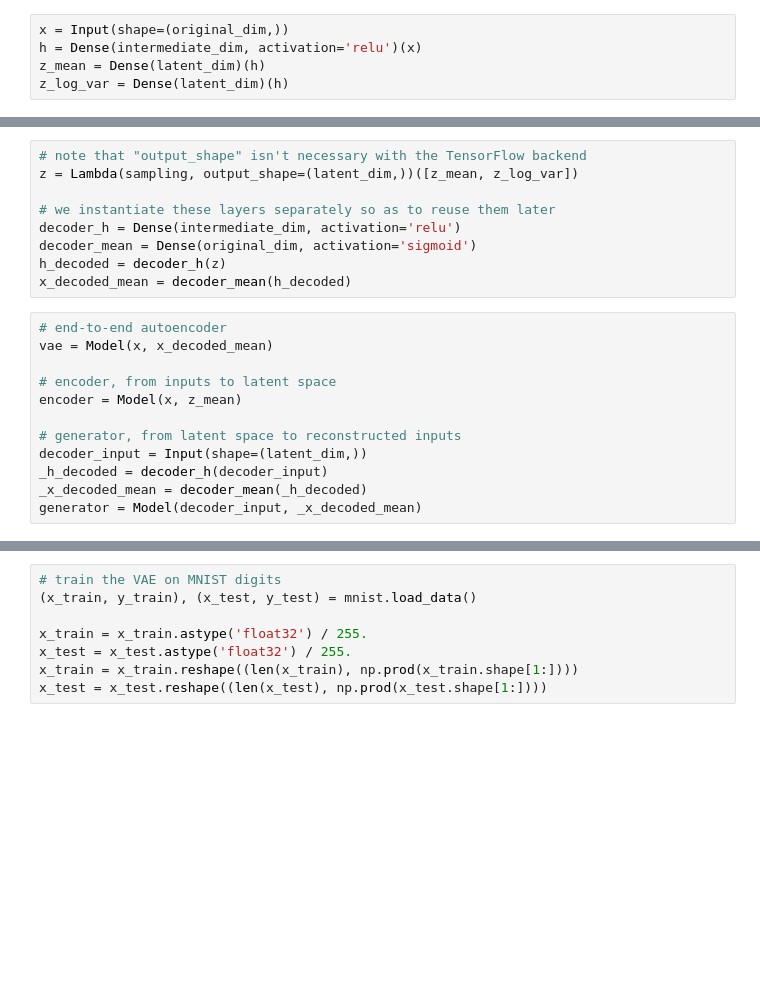
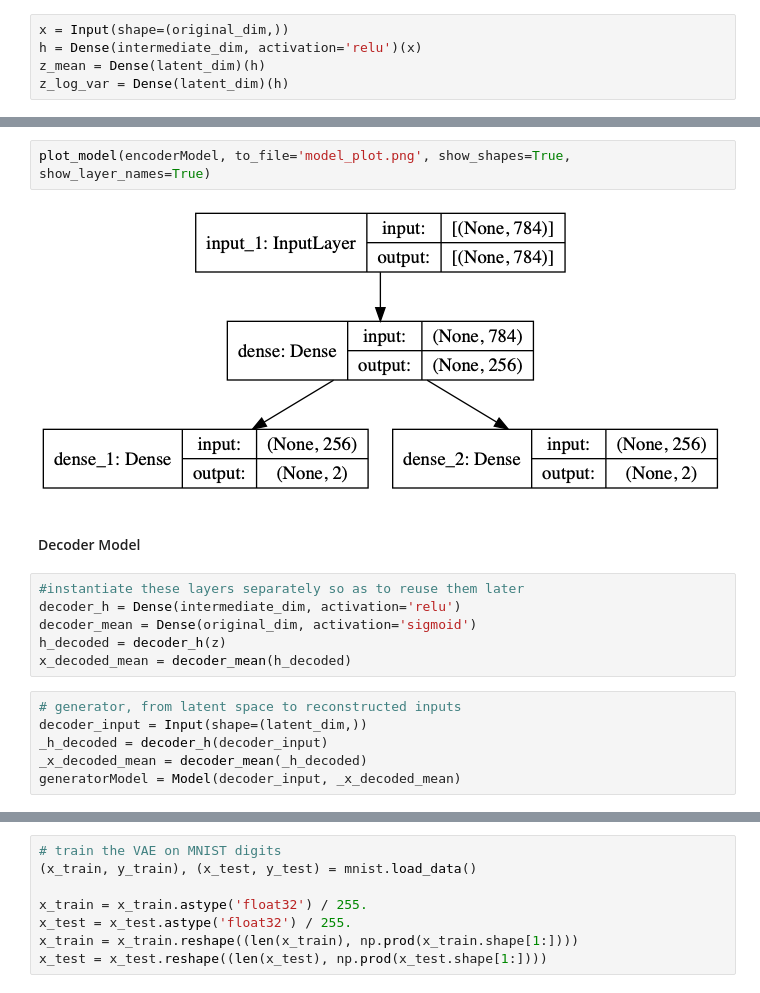
Before and after one commit to hannibunny/mlbook, a Jupyter notebook: ml/_build/html/_sources/neuralnetworks/04VariationalAutoencoder.ipynb, the cells around one changed output, grey strips where cells are left out. Drawn from its saved outputs; the diff is of its cells as text; blank space fills up the shorter version.

```diff
--- a/ml/_build/html/_sources/neuralnetworks/04VariationalAutoencoder.ipynb
+++ b/ml/_build/html/_sources/neuralnetworks/04VariationalAutoencoder.ipynb
@@ -69,21 +102,18 @@ def sampling(args):
+# %%
+plot_model(encoderModel, to_file='model_plot.png', show_shapes=True, show_layer_names=True)
+# %% [output]
+[figure, added]
+# %% [markdown]
+#### Decoder Model
 # %%
-# note that "output_shape" isn't necessary with the TensorFlow backend
-z = Lambda(sampling, output_shape=(latent_dim,))([z_mean, z_log_var])
-
-# we instantiate these layers separately so as to reuse them later
+#instantiate these layers separately so as to reuse them later
 decoder_h = Dense(intermediate_dim, activation='relu')
 decoder_mean = Dense(original_dim, activation='sigmoid')
 h_decoded = decoder_h(z)
 x_decoded_mean = decoder_mean(h_decoded)
 # %%
-# end-to-end autoencoder
-vae = Model(x, x_decoded_mean)
-
-# encoder, from inputs to latent space
-encoder = Model(x, z_mean)
-
 # generator, from latent space to reconstructed inputs
 decoder_input = Input(shape=(latent_dim,))
 _h_decoded = decoder_h(decoder_input)
 _x_decoded_mean = decoder_mean(_h_decoded)
-generator = Model(decoder_input, _x_decoded_mean)
+generatorModel = Model(decoder_input, _x_decoded_mean)
```
Also changed, not shown: parts of 30 cells of this notebook, 28 other files.
